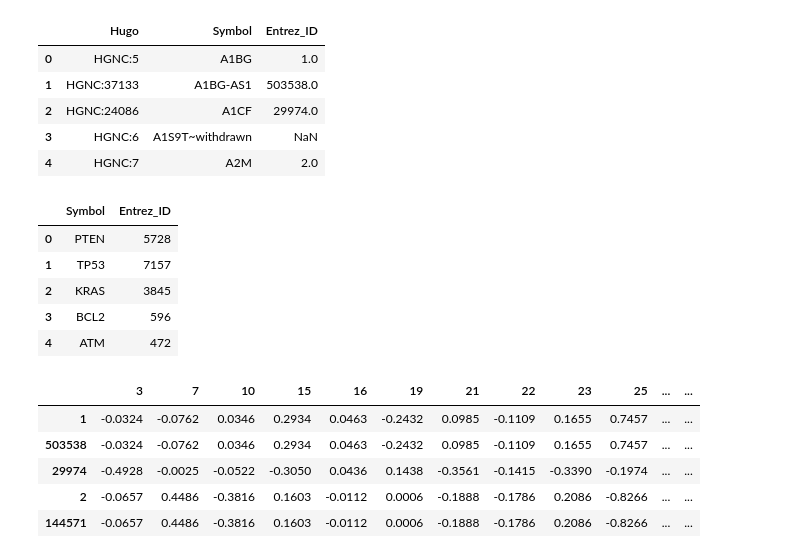
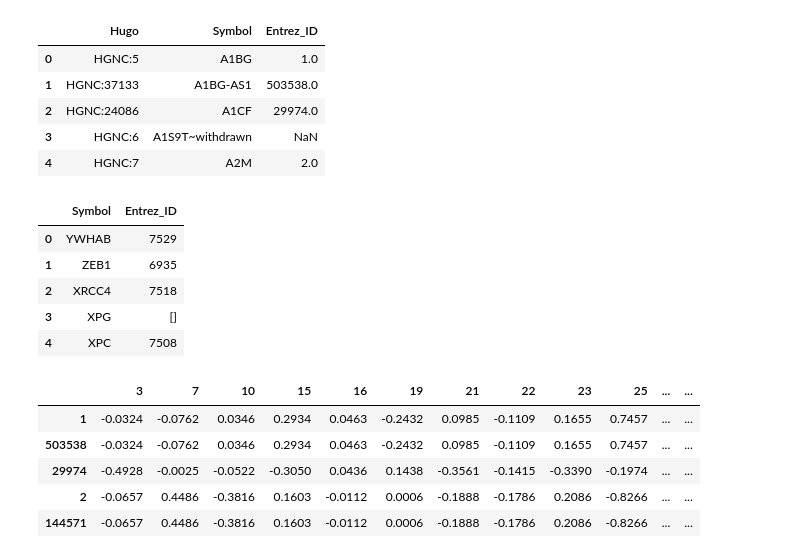
Before and after one commit to charlesriver/radiation, a Jupyter notebook: 498 Dataset.ipynb, the cells around one changed output. Drawn from its saved outputs; the diff is of its cells as text; code cells hidden in the pictures.

```diff
--- a/498 Dataset.ipynb
+++ b/498 Dataset.ipynb
@@ -332,26 +331,23 @@ entrez_pd.head(n=5)
 | 3 | HGNC:6 | A1S9T~withdrawn | NaN |
 | 4 | HGNC:7 | A2M | 2.0 |
 # %%
-def convert_to_entrez (matrix_pd):
-    entrez_id_lst = []
-    for symbol in matrix_pd["Symbol"]:
-        entrez_index = entrez_pd.index[entrez_pd['Symbol'] == symbol].tolist()
-        if entrez_index != []:
-            entrez_ID = entrez_pd.get_value(entrez_index[0], "Entrez_ID")
-            entrez_id_lst.append(int(entrez_ID))
-        else:
-            entrez_id_lst.append(-1)
-    matrix_pd["Entrez_ID"] = entrez_id_lst
-    return matrix_pd
-christie_lst_pd = convert_to_entrez(christie_lst_pd)
-christie_lst_pd.head(n=5)
+entrez_id_lst = []
+for symbol in christie_lst_pd["Symbol"]:
+    entrez_index = entrez_pd.index[entrez_pd['Symbol'] == symbol].tolist()
+    if entrez_index != []:
+        entrez_ID = entrez_pd.get_value(entrez_index[0], "Entrez_ID")
+        entrez_id_lst.append(int(entrez_ID))
+    else:
+        entrez_id_lst.append([])
+christie_lst_pd["Entrez_ID"] = entrez_id_lst
+christie_lst_pd.head()
 # %% [output]
 |  | Symbol | Entrez_ID |
-| 0 | PTEN | 5728 |
-| 1 | TP53 | 7157 |
-| 2 | KRAS | 3845 |
-| 3 | BCL2 | 596 |
-| 4 | ATM | 472 |
+| 0 | YWHAB | 7529 |
+| 1 | ZEB1 | 6935 |
+| 2 | XRCC4 | 7518 |
+| 3 | XPG | [] |
+| 4 | XPC | 7508 |
 # %%
 exp_cn_trans_pd.head()
 # %% [output]
```
Also changed, not shown: parts of 31 cells of this notebook.
